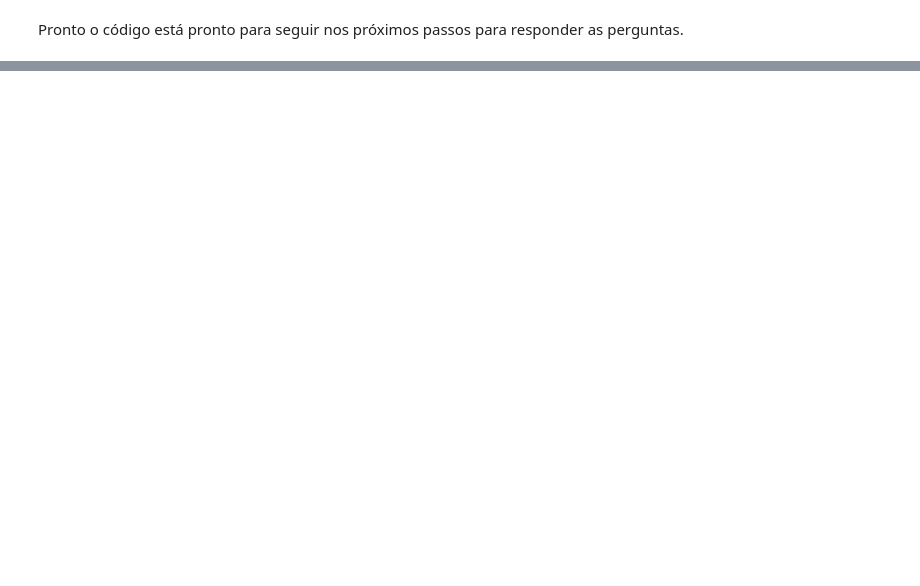
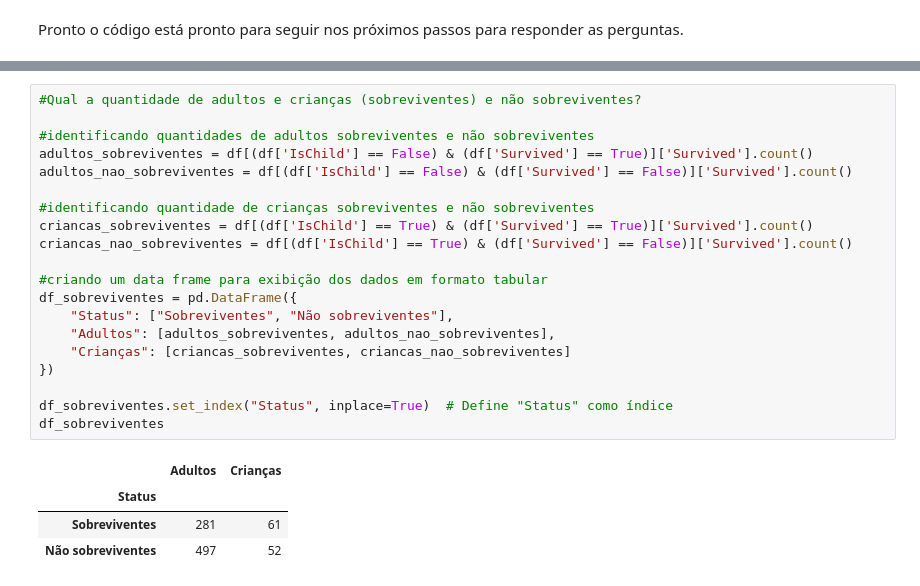
Before and after one commit to devLarissaRodrigues/WoMakersCode-DataAnalytics-DesafiosEmSquad, a Jupyter notebook: desafio7_titanic.ipynb, the cells around one changed output, grey strips where cells are left out. Saved outputs shown, nothing was run; the diff lists cells and outputs as text; blank space fills up the shorter version.

```diff
--- a/desafio7_titanic.ipynb
+++ b/desafio7_titanic.ipynb
@@ -171,0 +225,25 @@ Pronto o código está pronto para seguir nos próximos passos para responder as
+# %%
+#Qual a quantidade de adultos e crianças (sobreviventes) e não sobreviventes?
+
+#identificando quantidades de adultos sobreviventes e não sobreviventes
+adultos_sobreviventes = df[(df['IsChild'] == False) & (df['Survived'] == True)]['Survived'].count()
+adultos_nao_sobreviventes = df[(df['IsChild'] == False) & (df['Survived'] == False)]['Survived'].count()
+
+#identificando quantidade de crianças sobreviventes e não sobreviventes
+criancas_sobreviventes = df[(df['IsChild'] == True) & (df['Survived'] == True)]['Survived'].count()
+criancas_nao_sobreviventes = df[(df['IsChild'] == True) & (df['Survived'] == False)]['Survived'].count()
+
+#criando um data frame para exibição dos dados em formato tabular
+df_sobreviventes = pd.DataFrame({
+    "Status": ["Sobreviventes", "Não sobreviventes"],
+    "Adultos": [adultos_sobreviventes, adultos_nao_sobreviventes],
+    "Crianças": [criancas_sobreviventes, criancas_nao_sobreviventes]
+})
+
+df_sobreviventes.set_index("Status", inplace=True)  # Define "Status" como índice
+df_sobreviventes
+# %% [output]
+|  | Adultos | Crianças |
+| Status |  |  |
+| Sobreviventes | 281 | 61 |
+| Não sobreviventes | 497 | 52 |
```
Also changed, not shown: parts of 7 cells of this notebook.
